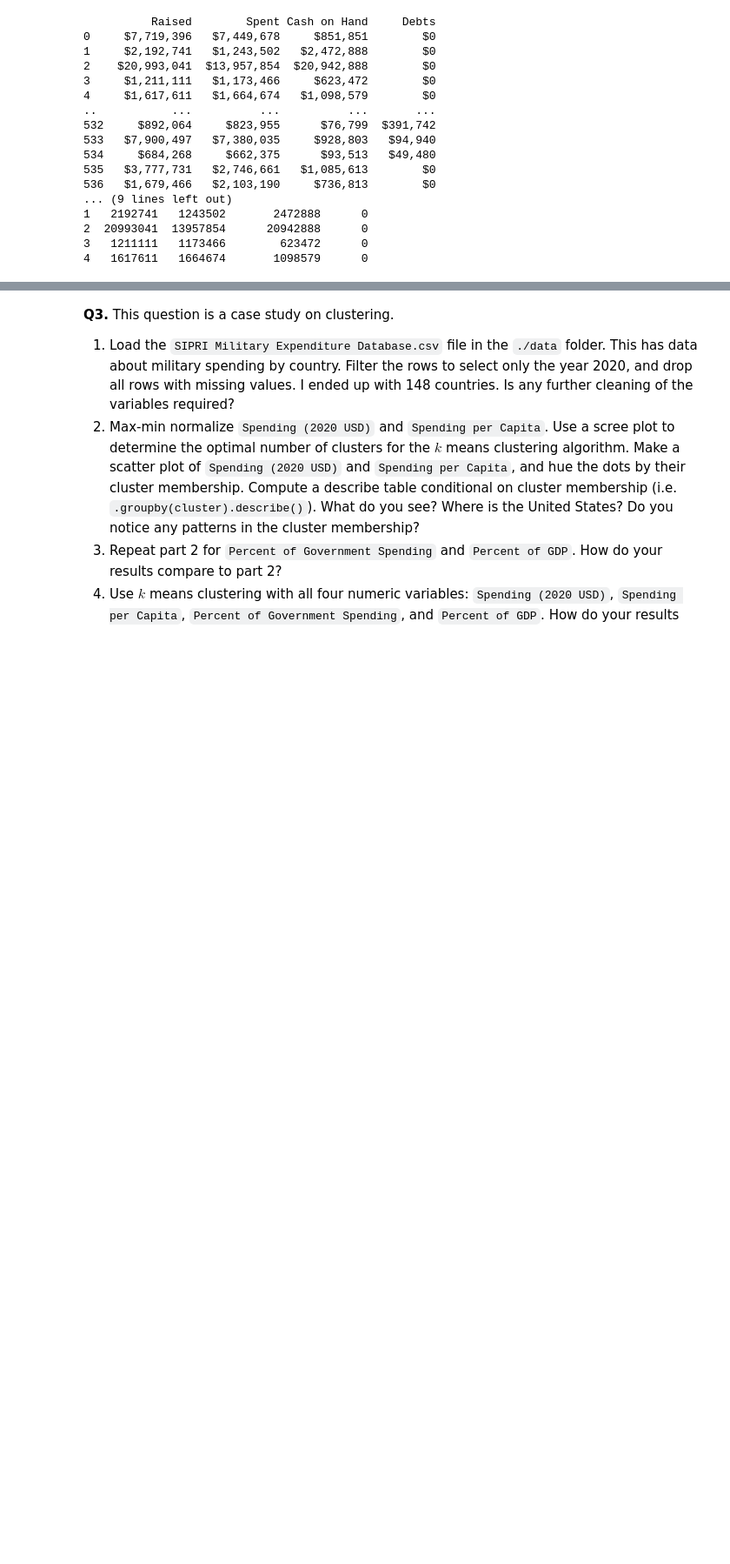
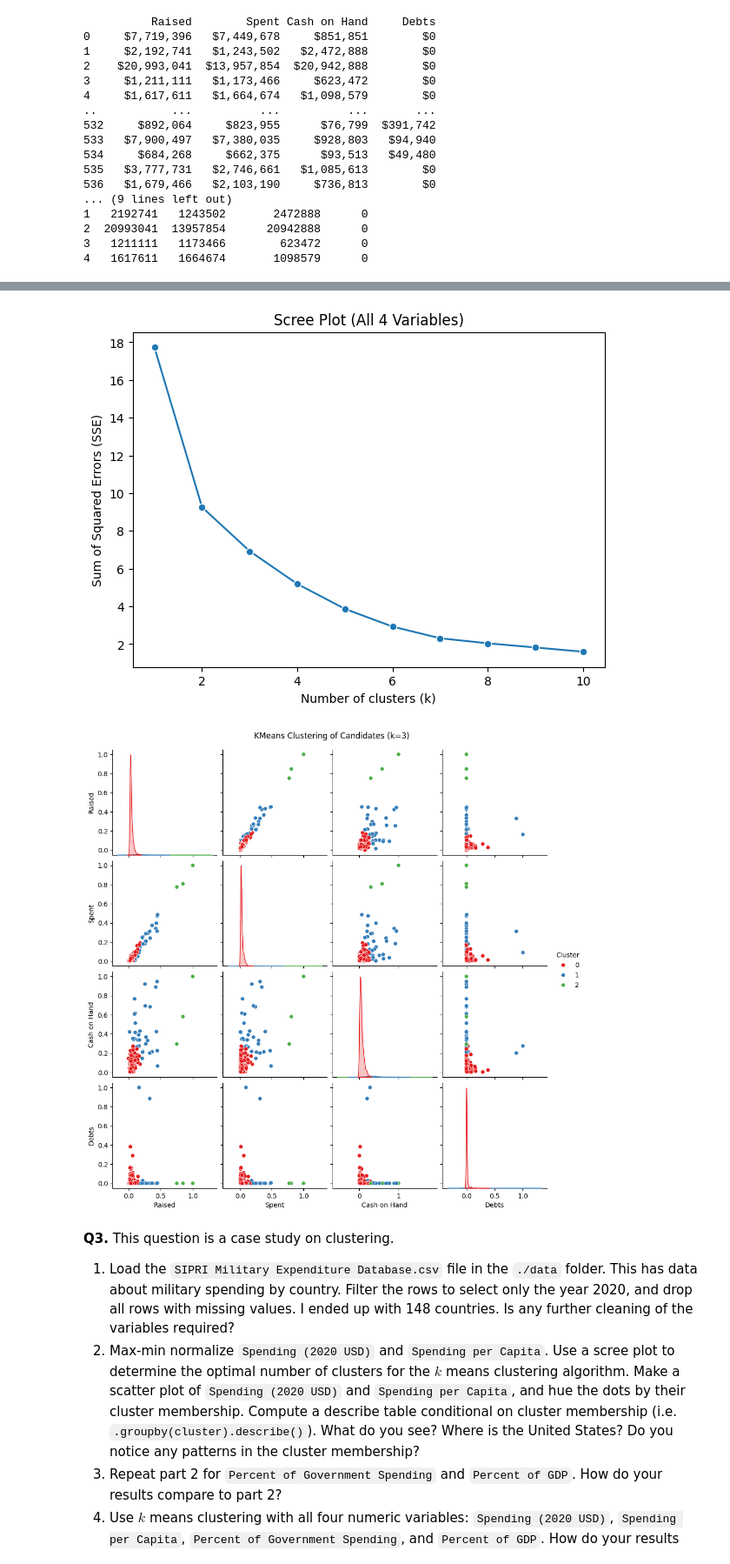
Before and after one commit to bburt26/clustering_assignment, a Jupyter notebook: assignment_clustering.ipynb, the cells around one changed output, grey strips where cells are left out. Shown at 87% size. Cells and saved outputs as stored; diff of their text form; code cells hidden in the pictures; blank space fills up the shorter version.

```diff
--- a/assignment_clustering.ipynb
+++ b/assignment_clustering.ipynb
@@ -212,3 +309,45 @@ print(election[money_cols].head())
 # %%
-# 2.4
+# 2.4 Use  𝑘  means clustering with all four numeric variables. How do your
+# results compare to the previous two parts?
+
+import pandas as pd
+import numpy as np
+import seaborn as sns
+import matplotlib.pyplot as plt
+from sklearn.cluster import KMeans
+
+def maxmin(x):
+    return (x - x.min()) / (x.max() - x.min())
+
+money_cols = ['Raised', 'Spent', 'Cash on Hand', 'Debts']
+X = election[money_cols].copy()
+
+X_norm = X.apply(maxmin)
+
+k_bar = 10
+SSE = []
+for k in range(1, k_bar + 1):
+    model = KMeans(n_clusters=k, max_iter=300, n_init=10, random_state=0)
+    model.fit(X_norm)
+    SSE.append(model.inertia_)
+
+plt.figure(figsize=(7,5))
+sns.lineplot(x=np.arange(1, k_bar+1), y=SSE, marker="o")
+plt.title("Scree Plot (All 4 Variables)")
+plt.xlabel("Number of clusters (k)")
+plt.ylabel("Sum of Squared Errors (SSE)")
+plt.show()
+
+optimal_k =
+kmeans = KMeans(n_clusters=optimal_k, max_iter=300, n_init=10, random_state=0)
+clusters = kmeans.fit_predict(X_norm)
+X_norm['Cluster'] = clusters
+
+sns.pairplot(X_norm, vars=money_cols, hue="Cluster", palette="Set1", diag_kind="kde")
+plt.suptitle(f"KMeans Clustering of Candidates (k={optimal_k})", y=1.02)
+plt.show()
+o
+# %% [output]
+[figure, added]
+[figure, added]
 # %%
```
Also changed, not shown: parts of 3 cells of this notebook.
